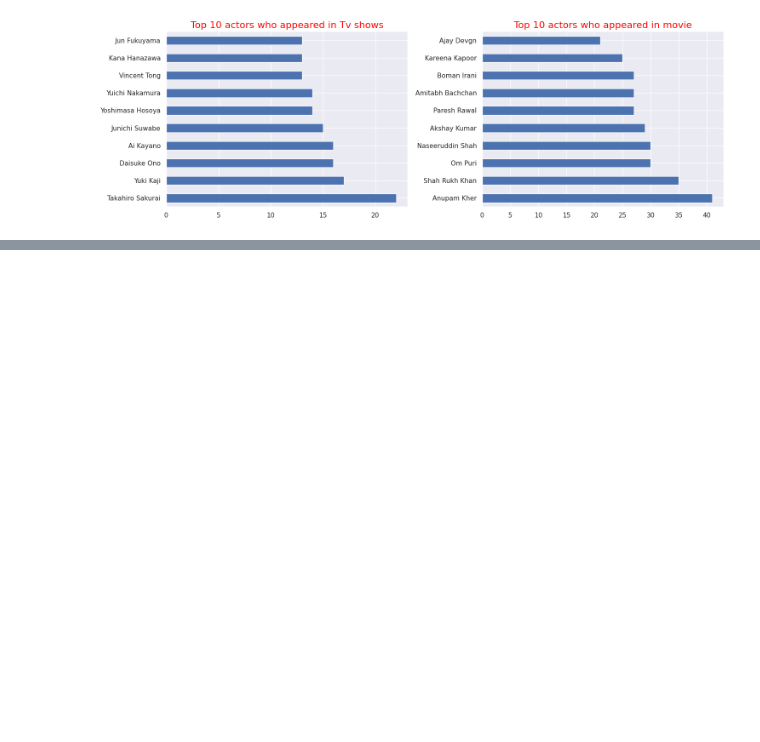
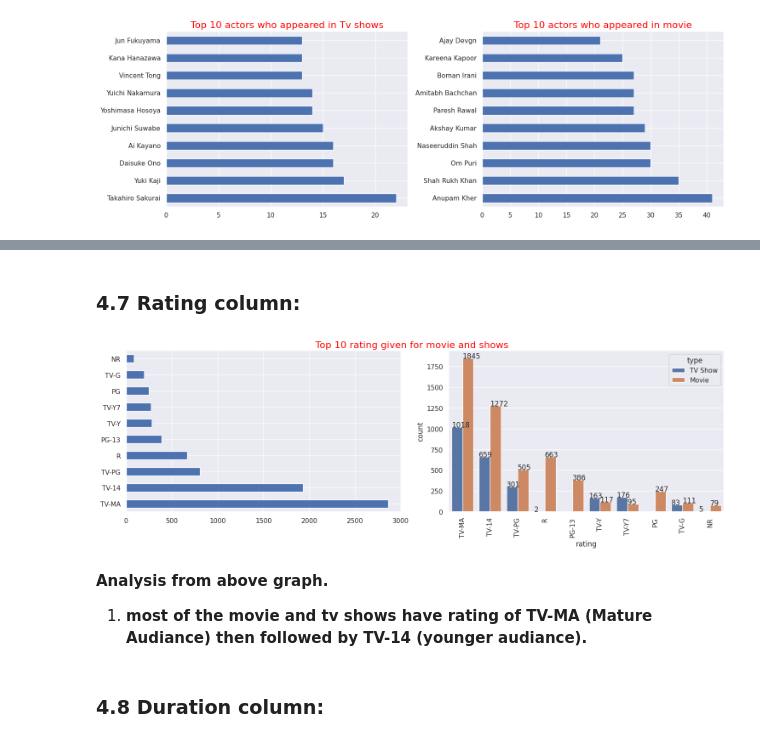
Before and after one commit to rajkumarpec/Unsupervised-Machine-Learning, a Jupyter notebook: Netflix_movie_show.ipynb, the cells around one changed output, grey strips where cells are left out. Drawn from its saved outputs; the diff is of its cells as text; code cells hidden in the pictures; blank space fills up the shorter version.

```diff
--- a/Netflix_movie_show.ipynb
+++ b/Netflix_movie_show.ipynb
@@ -327,0 +361,25 @@ plt.show()
+# %% [markdown]
+### **4.7 Rating column:**
+# %%
+# Top 10 Rating
+fig,ax = plt.subplots(1,2, figsize=(15,5),dpi=100)
+plt.suptitle('Top 10 rating given for movie and shows', size=16,color='red', y=1.01)
+
+# univariate analysis
+df['rating'].value_counts()[:10].plot(kind='barh',ax=ax[0])
+
+# bivariate analysis
+graph = sns.countplot(x="rating", data=df, hue='type', order=df['rating'].value_counts().index[0:10], ax=ax[1])
+plt.xticks(rotation=90)
+for p in graph.patches:  #adding value count on the top of bar
+   graph.annotate(format(p.get_height(), '.0f'), (p.get_x(), p.get_height()))
+
+plt.tight_layout()
+plt.show()
+# %% [output]
+[figure, added]
+# %% [markdown]
+**Analysis from above graph.**
+1. **most of the movie and tv shows have rating of TV-MA (Mature Audiance) then followed by TV-14 (younger audiance).**
+# %% [markdown]
+### **4.8 Duration column:**
```
Also changed, not shown: parts of 19 cells of this notebook.
